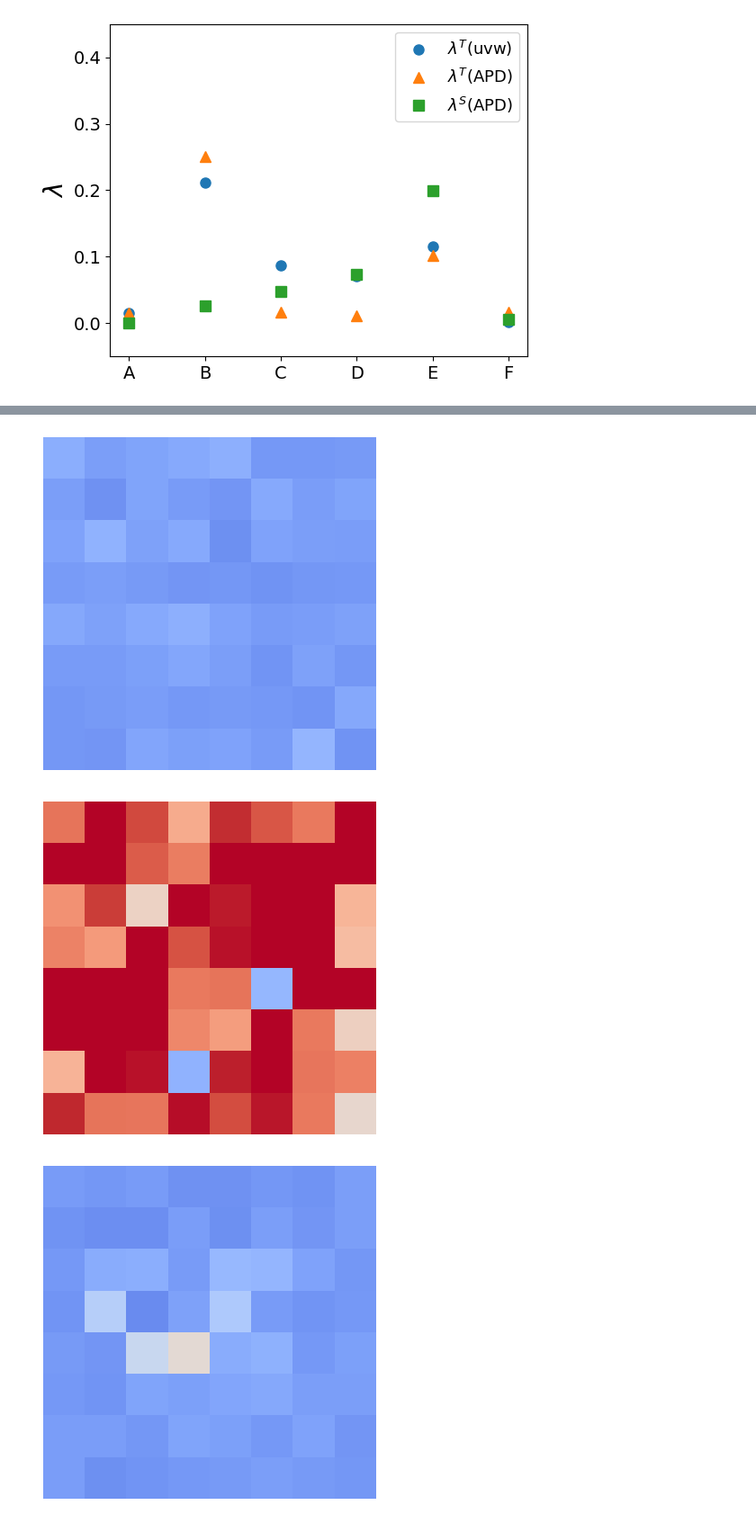
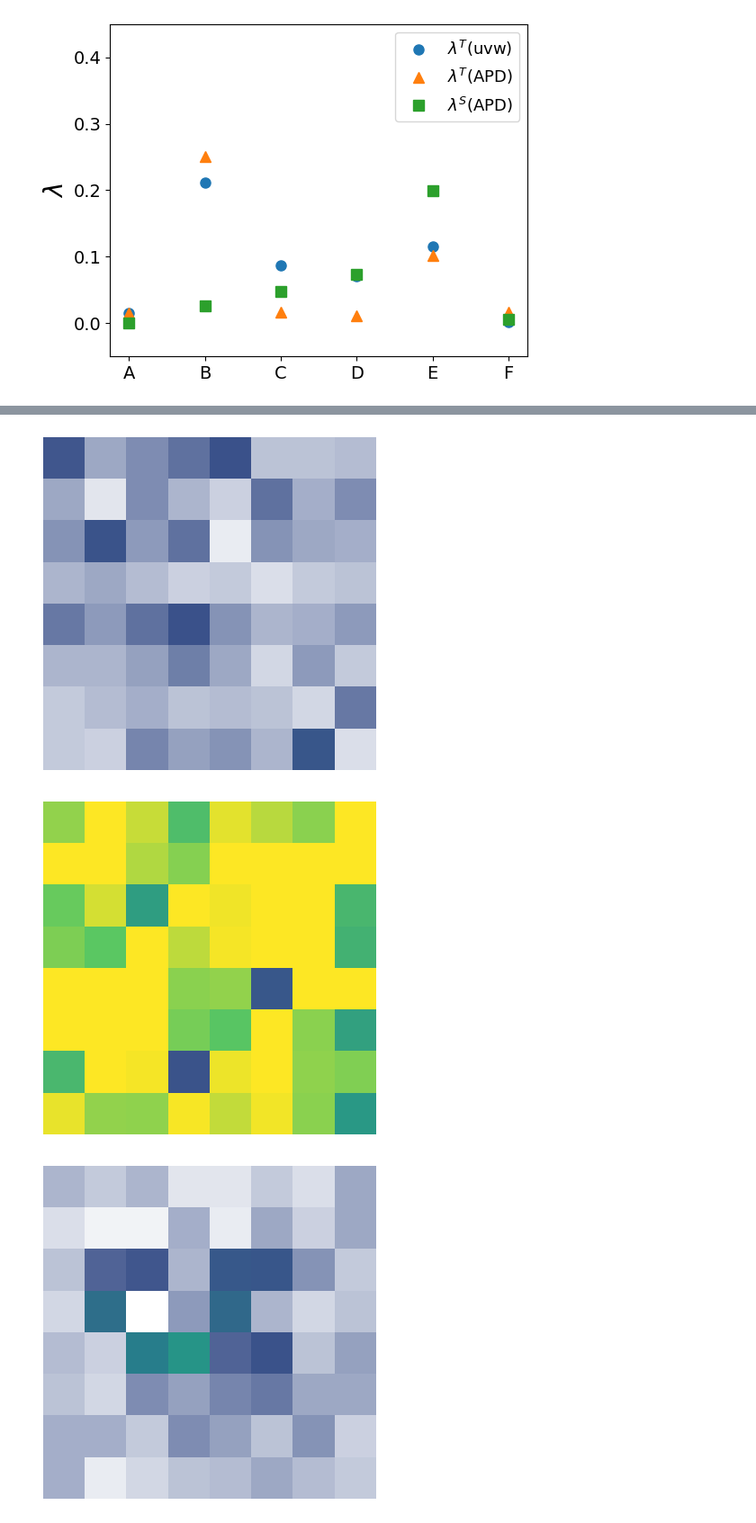
Before and after one commit to William-XiaodongAn/Quantifying-The-Complex-Spatiotemporal-Chaos-of-Cardiac-Fibrillation-in-Ionic-Models, a Jupyter notebook: analysis_ipynb_scripts/single_spiral.ipynb, the cells around one changed output, grey strips where cells are left out. Shown at 90% size. Drawn from its saved outputs; the diff is of its cells as text; code cells hidden in the pictures.

```diff
--- a/analysis_ipynb_scripts/single_spiral.ipynb
+++ b/analysis_ipynb_scripts/single_spiral.ipynb
@@ -801,7 +801,7 @@ result_2_uvw_list = []
 result_2_APD_list = []
 
 result_2_tau_pw_list = [667]
-result_2_tau_d_list = ["0.41_set_01","0.392_set_01","0.381_set_01","0.36_set_01","D2","0.25_set_01","0.25_set_02"]
+result_2_tau_d_list = ["0.41_set_01","0.392_set_01","0.381_set_01","0.36_set_01","0.36_set_01(1)","0.25_set_01","0.25_set_02"]
 
 for tau_pw_index,tau_pw in enumerate(result_2_tau_pw_list):
     result_2_uvw_list.append([])
@@ -811,10 +811,7 @@ for tau_pw_index,tau_pw in enumerate(result_2_tau_pw_list):
 
         tau_pw = str(tau_pw)
         tau_d = str(tau_d)
-        if tau_d == "D2":
-            path = "./v_currents_p1_set1.csv"
-        else:
-            path = "./tau_pw_"+ tau_pw + "_tau_d_" + tau_d + "_spatial_2e4_10e4_8_8_APD_step_4.csv"
+        path = "./tau_pw_"+ tau_pw + "_tau_d_" + tau_d + "_spatial_2e4_10e4_8_8_APD_step_4.csv"
         APD,V = get_APD_and_voltage_uvw(path,0.3,4)
 
         result_2_uvw_list[tau_pw_index].append(V)
@@ -894,25 +895,33 @@ cannot find neighbor for point  226 ,dis =  12.591969848928407
 # %%
 import matplotlib.pyplot as plt
 import numpy as np
+from matplotlib.colors import LinearSegmentedColormap
 
 # Dummy figure for colorbar
 fig, ax = plt.subplots(figsize=(6, 1))
 fig.subplots_adjust(bottom=0.5)
-min_value = -0.05
+min_value = -0.0
 max_value = 0.27
 # Create a fake colormap image
 cmap = plt.cm.coolwarm
 norm = plt.Normalize(vmin=min_value, vmax=max_value)
-
+white_viridis = LinearSegmentedColormap.from_list('white_viridis', [
+    (0.0, '#ffffff'),
+    (0.15, '#ffffff'),
+    (0.25, '#3b518a'),
+    (0.5, '#208f8c'),
+    (0.75, '#5bc862'),
+    (1.0, '#fde724'),
+], N=256)
 # Create colorbar
 cb = fig.colorbar(
-    plt.cm.ScalarMappable(norm=norm, cmap=cmap),
+    plt.cm.ScalarMappable(norm=norm, cmap=white_viridis),
     cax=ax,
     orientation='horizontal',
     label=r'$\lambda$'
 )
 
 # Save only the colorbar
-plt.savefig('colorbar_only.png', dpi=300)
+#plt.savefig('colorbar_only.png', dpi=300)
 plt.show()
 # %% [output]
@@ -1037,7 +1048,7 @@ data_matrix_1 = np.flipud(data_matrix_1)
 min_value = -0.05
 max_value = 0.27
 
-plt.imshow(data_matrix_1, cmap='coolwarm',  aspect='equal', vmin=min_value, vmax=max_value)
+plt.imshow(data_matrix_1, cmap=white_viridis,  aspect='equal', vmin=min_value, vmax=max_value)
 #plt.colorbar(label=r'$\lambda$')
 #plt.title('Chaosity for point A')
 #plt.xlabel(r'$x$')
@@ -1056,7 +1067,7 @@ data_matrix_1 = np.flipud(data_matrix_1)
 
 
 
-plt.imshow(data_matrix_1, cmap='coolwarm', aspect='equal', vmin=min_value, vmax=max_value)
+plt.imshow(data_matrix_1, cmap=white_viridis, aspect='equal', vmin=min_value, vmax=max_value)
 #plt.colorbar(label=r'$\lambda$')
 #plt.title('Chaosity for point A')
 plt.xlabel(r'$x$')
@@ -1074,7 +1085,7 @@ data_matrix_1 = np.array(heatmap_2_lya_from_APD[2][:matrix_size_1**2]).reshape((
 data_matrix_1 = np.flipud(data_matrix_1)
 
 
-plt.imshow(data_matrix_1, cmap='coolwarm', aspect='equal', vmin=min_value, vmax=max_value)
+plt.imshow(data_matrix_1, cmap=white_viridis, aspect='equal', vmin=min_value, vmax=max_value)
 #plt.colorbar(label=r'$\lambda$')
 #plt.title('Chaosity for point A')
 plt.xlabel(r'$x$')
@@ -1092,7 +1103,7 @@ data_matrix_1 = np.array(heatmap_2_lya_from_APD[3][:matrix_size_1**2]).reshape((
 data_matrix_1 = np.flipud(data_matrix_1)
 
 
-plt.imshow(data_matrix_1, cmap='coolwarm', aspect='equal', vmin=min_value, vmax=max_value)
+plt.imshow(data_matrix_1, cmap=white_viridis, aspect='equal', vmin=min_value, vmax=max_value)
 #plt.colorbar(label=r'$\lambda$')
 #plt.title('Chaosity for point A')
 plt.xlabel(r'$x$')
@@ -1110,7 +1121,7 @@ data_matrix_1 = np.array(heatmap_2_lya_from_APD[4][:matrix_size_1**2]).reshape((
 data_matrix_1 = np.flipud(data_matrix_1)
 
 
-plt.imshow(data_matrix_1, cmap='coolwarm', aspect='equal', vmin=min_value, vmax=max_value)
+plt.imshow(data_matrix_1, cmap=white_viridis, aspect='equal', vmin=min_value, vmax=max_value)
 #plt.colorbar(label=r'$\lambda$')
 #plt.title('Chaosity for point A')
 plt.xlabel(r'$x$')
@@ -1126,35 +1137,35 @@ matrix_size_1 = int(np.sqrt(len(heatmap_2_lya_from_APD[5])))
 
 data_matrix_1 = np.array(heatmap_2_lya_from_APD[5][:matrix_size_1**2]).reshape((matrix_size_1, matrix_size_1))
 data_matrix_1 = np.flipud(data_matrix_1)
 
-plt.imshow(data_matrix_1, cmap='coolwarm', aspect='equal', vmin=min_value, vmax=max_value)
+plt.imshow(data_matrix_1, cmap=white_viridis, aspect='equal', vmin=min_value, vmax=max_value)
 #plt.colorbar(label=r'$\lambda$')
 #plt.title('Chaosity for point A')
 plt.xlabel(r'$x$')
 plt.ylabel(r'$y$')
 plt.xticks([-0.5, 7.5], [0, 1])
 plt.yticks([-0.5, 7.5], [1, 0])
 plt.axis('off')
 plt.savefig('heat E.png', dpi=300, bbox_inches='tight')
 plt.show()
 
 # Reshape data to form a square or near-square matrix
 matrix_size_1 = int(np.sqrt(len(heatmap_2_lya_from_APD[6])))
 
 data_matrix_1 = np.array(heatmap_2_lya_from_APD[6][:matrix_size_1**2]).reshape((matrix_size_1, matrix_size_1))
 data_matrix_1 = np.flipud(data_matrix_1)
 
-plt.imshow(data_matrix_1, cmap='coolwarm', aspect='equal', vmin=min_value, vmax=max_value)
+plt.imshow(data_matrix_1, cmap=white_viridis, aspect='equal', vmin=min_value, vmax=max_value)
 #plt.colorbar(label=r'$\lambda$')
 #plt.title('Chaosity for point A')
 plt.xlabel(r'$x$')
 plt.ylabel(r'$y$')
 plt.xticks([-0.5, 7.5], [0, 1])
 plt.yticks([-0.5, 7.5], [1, 0])
 plt.axis('off')
 plt.savefig('heat F.png', dpi=300, bbox_inches='tight')
 plt.show()
 # %% [output]
-[figure, old version]
+[figure, new version]
-[figure, old version]
+[figure, new version]
-[figure, old version]
+[figure, new version]
```
Also changed, not shown: parts of 6 cells of this notebook, 8 other files.
